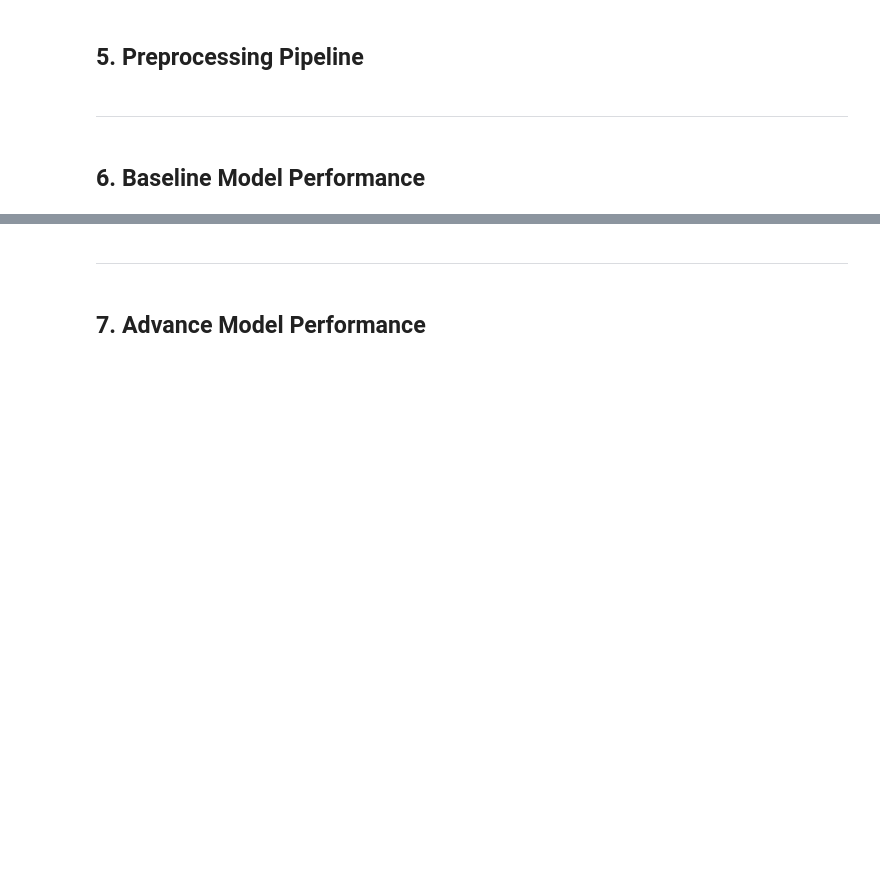
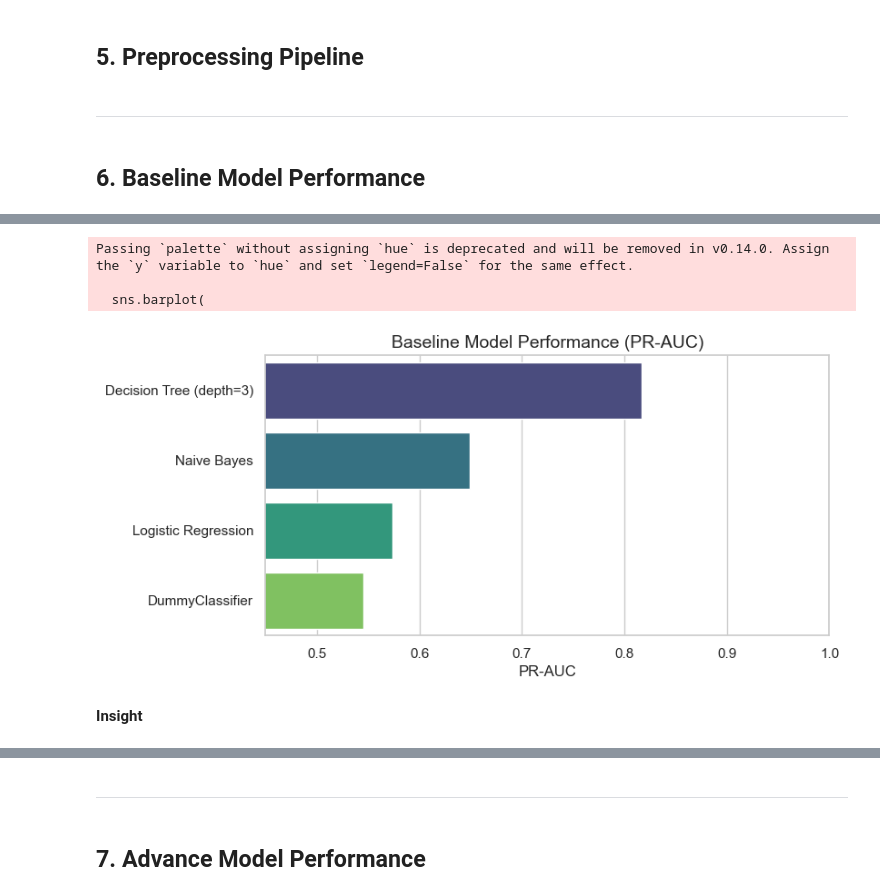
Before and after one commit to PaulinaMamiaga/customer-churn-intelligence-system, a Jupyter notebook: notebooks/03_modeling_and_evaluation.ipynb, the cells around one changed output, grey strips where cells are left out. Drawn from its saved outputs; the diff is of its cells as text; code cells hidden in the pictures; blank space fills up the shorter version.

Commit message:
# Update 03_modeling_and_evaluation.ipynb

```diff
--- a/notebooks/03_modeling_and_evaluation.ipynb
+++ b/notebooks/03_modeling_and_evaluation.ipynb
@@ -287,0 +242,27 @@ Together, these results show that:
+# %%
+# 6.5 Baseline results table — PR-AUC
+
+pd.set_option("display.max_colwidth", None)
+
+baseline_results = pd.DataFrame({
+    "Baseline Model": [
+        "DummyClassifier",
+        "Logistic Regression",
+        "Decision Tree (depth=3)",
+        "Naive Bayes"
+    ],
+    "PR-AUC": [
+        dummy_pr_auc,
+        logreg_pr_auc,
+        dt_pr_auc,
+        nb_pr_auc
+    ],
+    "Notes": [
+        "Zero-Skill; Predicts majority class only",
+        "Linear and interpretable baseline",
+        "Simple non-linear interactions",
+        "Probabilistic; independence assumption"
+    ]
+}).sort_values(by="PR-AUC", ascending=False).reset_index(drop=True)
+
+baseline_results
@@ -287,0 +275,24 @@ Together, these results show that:
+# %%
+# 6.7 Baseline Performance Plot (PR-AUC)
+sns.set(style="whitegrid")
+
+plt.figure(figsize=(8, 4))
+sns.barplot(
+    data=baseline_results,
+    x="PR-AUC",
+    y="Baseline Model",
+    palette="viridis"
+)
+
+plt.title("Baseline Model Performance (PR-AUC)", fontsize=14)
+plt.xlabel("PR-AUC")
+plt.ylabel("")
+plt.xlim(0.45, 1.0)
+plt.show()
+# %% [output]
+Passing `palette` without assigning `hue` is deprecated and will be removed in v0.14.0. Assign the `y` variable to `hue` and set `legend=False` for the same effect.
+
+  sns.barplot(
+[figure, added]
+# %% [markdown]
+**Insight**
```
Also changed, not shown: parts of 79 cells of this notebook.
